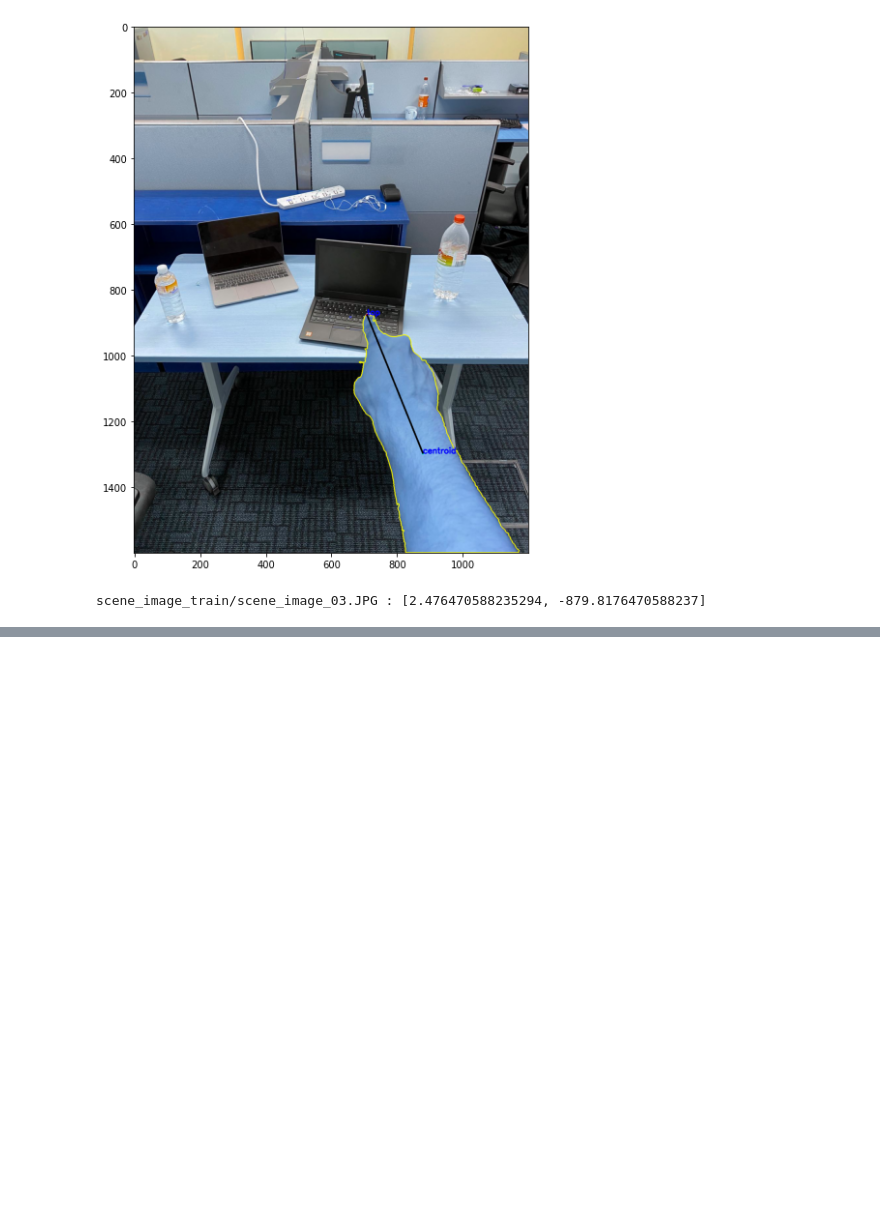
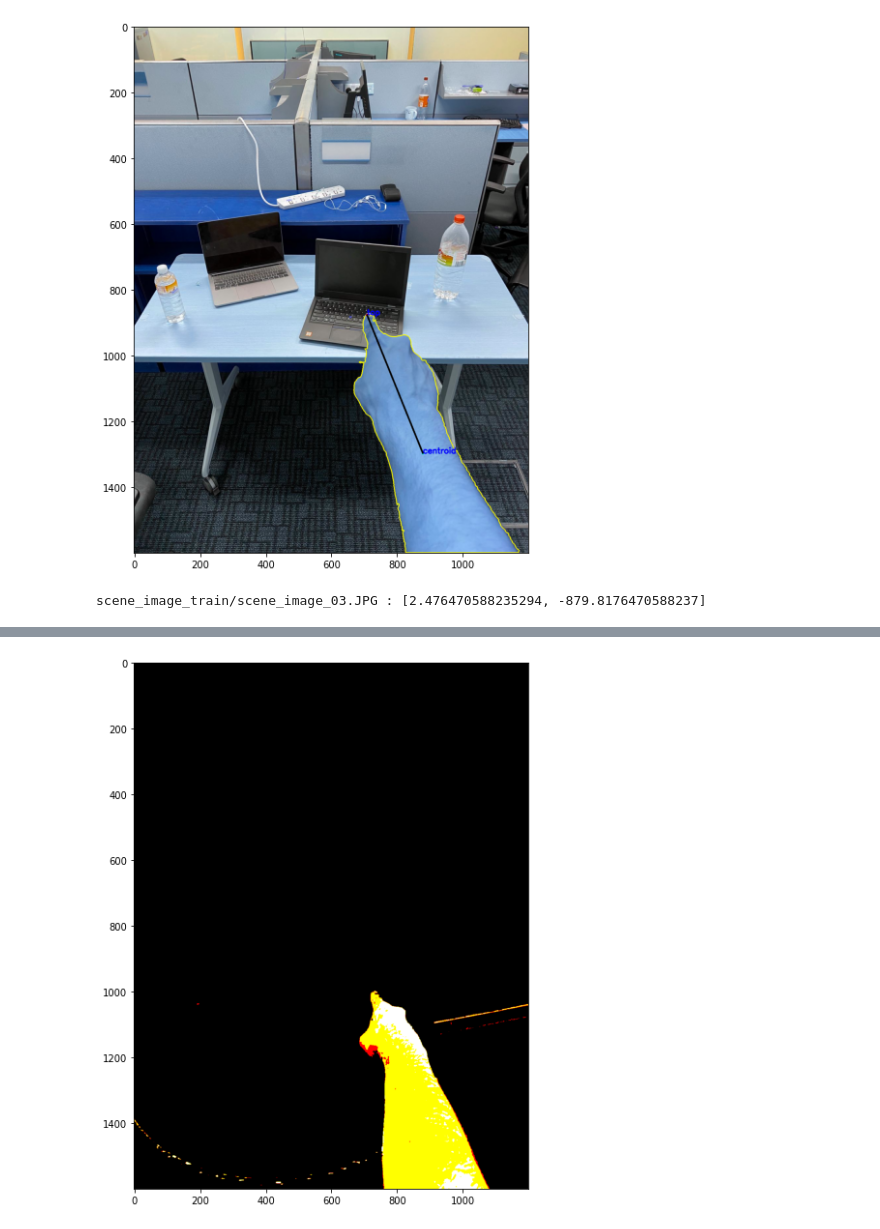
Before and after one commit to imamnurby/is708-project, a Jupyter notebook: IS708_api-with_hand_models/pointing_resolver.ipynb, the cells around one changed output, grey strips where cells are left out. Saved outputs shown, nothing was run; the diff lists cells and outputs as text; code cells hidden in the pictures; blank space fills up the shorter version.

```diff
--- a/IS708_api-with_hand_models/pointing_resolver.ipynb
+++ b/IS708_api-with_hand_models/pointing_resolver.ipynb
@@ -345,5 +157,7 @@ plt.show()
 # %%
-# blur = cv2.GaussianBlur(result, (5, 5), 0)
-# plt.figure(figsize=(10,10))
-# plt.imshow(blur)
-# plt.show()
+ret,thresh = cv2.threshold(blur,64,255,cv2.THRESH_BINARY)
+plt.figure(figsize=(10,10))
+plt.imshow(thresh)
+plt.show()
+# %% [output]
+[figure, added]
```
Also changed, not shown: parts of 17 cells of this notebook.
